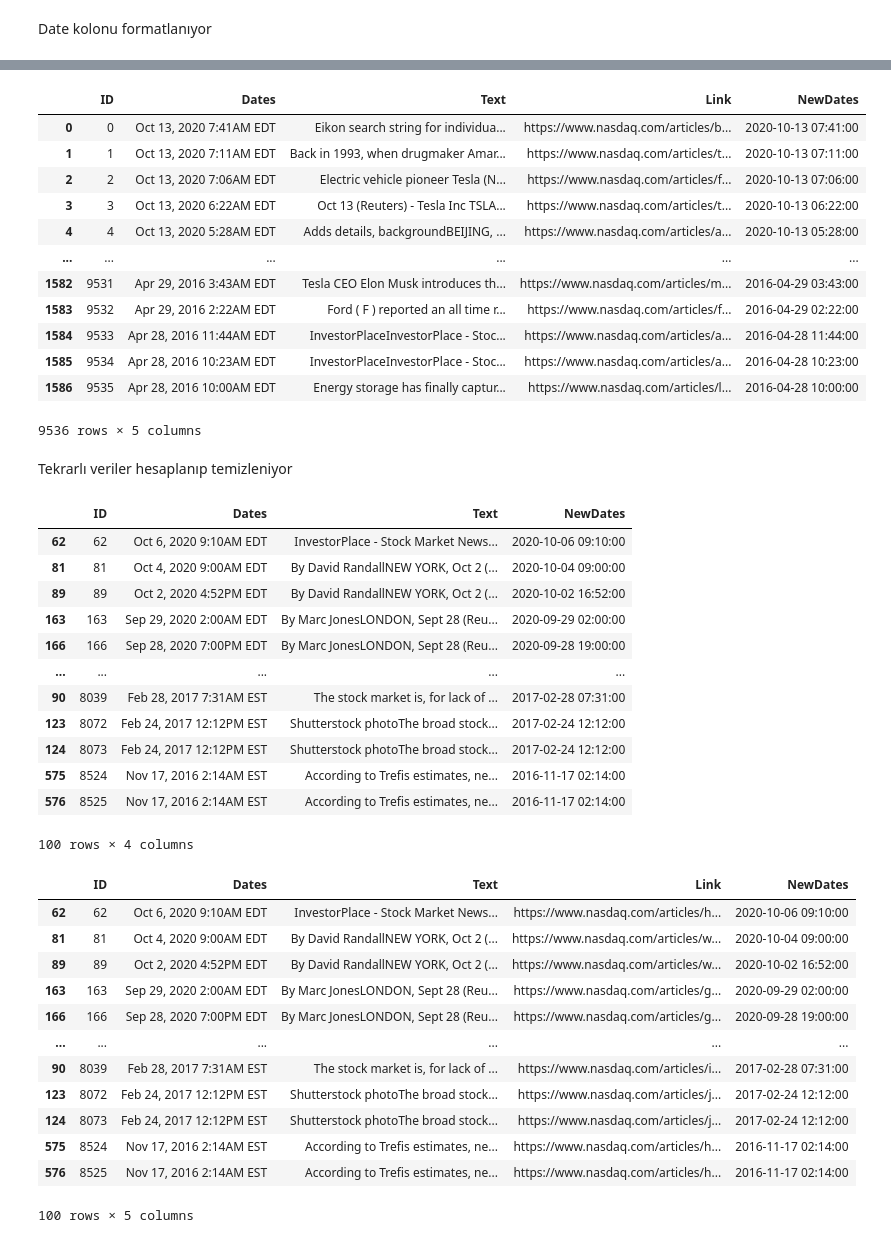
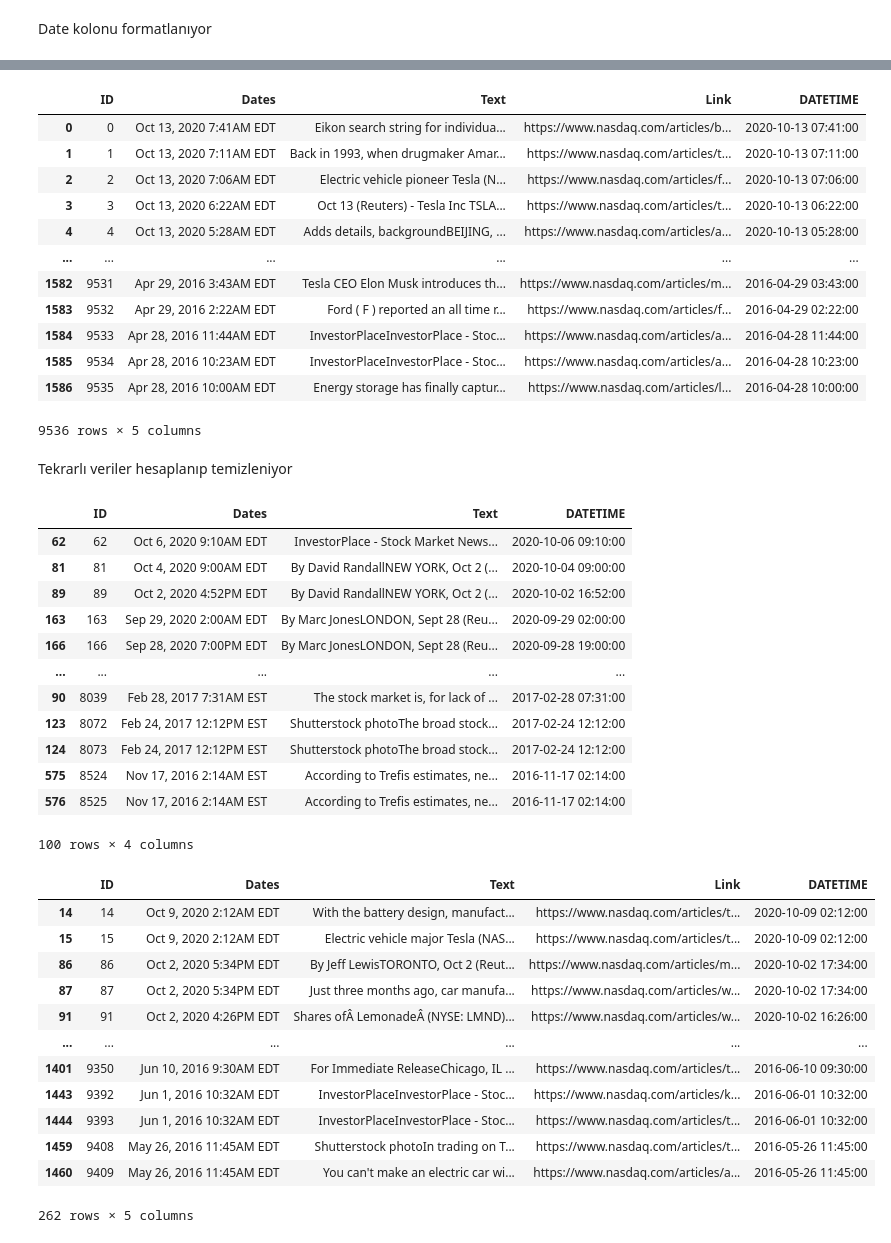
Before and after one commit to enesyuzak/getfinnews, a Jupyter notebook: preProcessNews.ipynb, the cells around one changed output, grey strips where cells are left out. Drawn from its saved outputs; the diff is of its cells as text; code cells hidden in the pictures.

```diff
--- a/preProcessNews.ipynb
+++ b/preProcessNews.ipynb
@@ -144,8 +154,8 @@ df_news.insert(0,"ID",range(0,len(df_news)))
 # %% [markdown]
 Date kolonu formatlanıyor
 # %%
-df_news['NewDates'] = pd.to_datetime(df_news['Dates'])
+df_news['DATETIME'] = pd.to_datetime(df_news['Dates'])
 #df_news['NewDates'] = df_news['NewDates'].dt.tz_localize('US/Eastern').dt.tz_convert('UTC')
-df_news['NewDates'] = df_news['NewDates'].apply(lambda x: datetime.datetime.replace(x, tzinfo=None))
+df_news['DATETIME'] = df_news['DATETIME'].apply(lambda x: datetime.datetime.replace(x, tzinfo=None))
 df_news
 # %% [output]
@@ -166,7 +176,7 @@ df_news
 
 df_news
 # %% [output]
-|  | ID | Dates | Text | Link | NewDates |
+|  | ID | Dates | Text | Link | DATETIME |
 | 0 | 0 | Oct 13, 2020 7:41AM EDT | Eikon search string for individua... | https://www.nasdaq.com/articles/b... | 2020-10-13 07:41:00 |
 | 1 | 1 | Oct 13, 2020 7:11AM EDT | Back in 1993, when drugmaker Amar... | https://www.nasdaq.com/articles/t... | 2020-10-13 07:11:00 |
 | 2 | 2 | Oct 13, 2020 7:06AM EDT | Electric vehicle pioneer Tesla (N... | https://www.nasdaq.com/articles/f... | 2020-10-13 07:06:00 |
@@ -191,7 +201,7 @@ df_temp=df_news[df_news.duplicated(subset=["Text"],keep=False)]
 df_temp=df_temp.drop(["Link"],axis=1)
 df_temp
 # %% [output]
-|  | ID | Dates | Text | NewDates |
+|  | ID | Dates | Text | DATETIME |
 | 62 | 62 | Oct 6, 2020 9:10AM EDT | InvestorPlace - Stock Market News... | 2020-10-06 09:10:00 |
 | 81 | 81 | Oct 4, 2020 9:00AM EDT | By David RandallNEW YORK, Oct 2 (... | 2020-10-04 09:00:00 |
 | 89 | 89 | Oct 2, 2020 4:52PM EDT | By David RandallNEW YORK, Oct 2 (... | 2020-10-02 16:52:00 |
@@ -205,18 +215,18 @@ df_temp
 | 576 | 8525 | Nov 17, 2016 2:14AM EST | According to Trefis estimates, ne... | 2016-11-17 02:14:00 |
 100 rows × 4 columns
 # %%
-df_news[df_news.duplicated(subset=["Text"],keep=False)]
+df_news[df_news.duplicated(subset=["DATETIME"],keep=False)]
 # %% [output]
-|  | ID | Dates | Text | Link | NewDates |
-| 62 | 62 | Oct 6, 2020 9:10AM EDT | InvestorPlace - Stock Market News... | https://www.nasdaq.com/articles/h... | 2020-10-06 09:10:00 |
-| 81 | 81 | Oct 4, 2020 9:00AM EDT | By David RandallNEW YORK, Oct 2 (... | https://www.nasdaq.com/articles/w... | 2020-10-04 09:00:00 |
-| 89 | 89 | Oct 2, 2020 4:52PM EDT | By David RandallNEW YORK, Oct 2 (... | https://www.nasdaq.com/articles/w... | 2020-10-02 16:52:00 |
-| 163 | 163 | Sep 29, 2020 2:00AM EDT | By Marc JonesLONDON, Sept 28 (Reu... | https://www.nasdaq.com/articles/g... | 2020-09-29 02:00:00 |
-| 166 | 166 | Sep 28, 2020 7:00PM EDT | By Marc JonesLONDON, Sept 28 (Reu... | https://www.nasdaq.com/articles/g... | 2020-09-28 19:00:00 |
+|  | ID | Dates | Text | Link | DATETIME |
+| 14 | 14 | Oct 9, 2020 2:12AM EDT | With the battery design, manufact... | https://www.nasdaq.com/articles/t... | 2020-10-09 02:12:00 |
+| 15 | 15 | Oct 9, 2020 2:12AM EDT | Electric vehicle major Tesla (NAS... | https://www.nasdaq.com/articles/t... | 2020-10-09 02:12:00 |
+| 86 | 86 | Oct 2, 2020 5:34PM EDT | By Jeff LewisTORONTO, Oct 2 (Reut... | https://www.nasdaq.com/articles/m... | 2020-10-02 17:34:00 |
+| 87 | 87 | Oct 2, 2020 5:34PM EDT | Just three months ago, car manufa... | https://www.nasdaq.com/articles/w... | 2020-10-02 17:34:00 |
+| 91 | 91 | Oct 2, 2020 4:26PM EDT | Shares ofÂ LemonadeÂ (NYSE: LMND)... | https://www.nasdaq.com/articles/w... | 2020-10-02 16:26:00 |
 | ... | ... | ... | ... | ... | ... |
-| 90 | 8039 | Feb 28, 2017 7:31AM EST | The stock market is, for lack of ... | https://www.nasdaq.com/articles/i... | 2017-02-28 07:31:00 |
-| 123 | 8072 | Feb 24, 2017 12:12PM EST | Shutterstock photoThe broad stock... | https://www.nasdaq.com/articles/j... | 2017-02-24 12:12:00 |
-| 124 | 8073 | Feb 24, 2017 12:12PM EST | Shutterstock photoThe broad stock... | https://www.nasdaq.com/articles/j... | 2017-02-24 12:12:00 |
-| 575 | 8524 | Nov 17, 2016 2:14AM EST | According to Trefis estimates, ne... | https://www.nasdaq.com/articles/h... | 2016-11-17 02:14:00 |
-| 576 | 8525 | Nov 17, 2016 2:14AM EST | According to Trefis estimates, ne... | https://www.nasdaq.com/articles/h... | 2016-11-17 02:14:00 |
+| 1401 | 9350 | Jun 10, 2016 9:30AM EDT | For Immediate ReleaseChicago, IL ... | https://www.nasdaq.com/articles/t... | 2016-06-10 09:30:00 |
+| 1443 | 9392 | Jun 1, 2016 10:32AM EDT | InvestorPlaceInvestorPlace - Stoc... | https://www.nasdaq.com/articles/k... | 2016-06-01 10:32:00 |
+| 1444 | 9393 | Jun 1, 2016 10:32AM EDT | InvestorPlaceInvestorPlace - Stoc... | https://www.nasdaq.com/articles/t... | 2016-06-01 10:32:00 |
+| 1459 | 9408 | May 26, 2016 11:45AM EDT | Shutterstock photoIn trading on T... | https://www.nasdaq.com/articles/t... | 2016-05-26 11:45:00 |
+| 1460 | 9409 | May 26, 2016 11:45AM EDT | You can't make an electric car wi... | https://www.nasdaq.com/articles/a... | 2016-05-26 11:45:00 |
-100 rows × 5 columns
+262 rows × 5 columns
```
Also changed, not shown: parts of 8 cells of this notebook, 1 other file.
